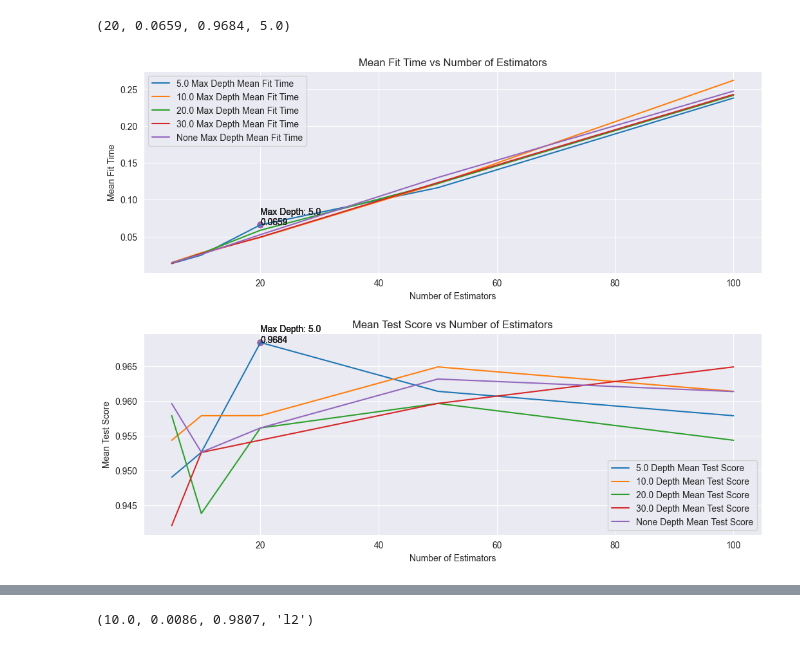
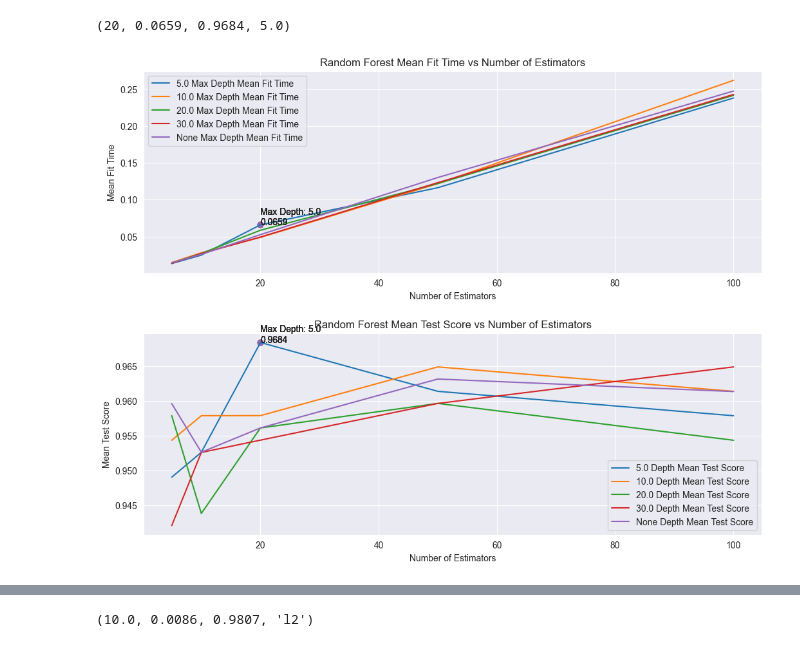
Before and after one commit to Lin-Ian/Breast-Cancer-Wisconsin-Diagnosis, a Jupyter notebook: gridsearch_cv_peformance.ipynb, the cells around one changed output, grey strips where cells are left out. Cells and saved outputs as stored; diff of their text form; code cells hidden in the pictures.

```diff
--- a/gridsearch_cv_peformance.ipynb
+++ b/gridsearch_cv_peformance.ipynb
@@ -35,34 +35,34 @@ top_rf_n_estimators, top_rf_mean_fit_time, top_rf_mean_test_score, top_rf_depth
 # %%
 plt.figure(figsize=(12, 9))
 depths = rf_data['param_max_depth'].fillna('None').unique()
 
 for depth in depths:
     plt.subplot(2, 1, 1)
     plt.plot(rf_data[rf_data['param_max_depth']==depth]['param_n_estimators'],
             rf_data[rf_data['param_max_depth']==depth]['mean_fit_time'], label=f'{depth} Max Depth Mean Fit Time')
-    plt.title('Mean Fit Time vs Number of Estimators')
+    plt.title('Random Forest Mean Fit Time vs Number of Estimators')
     plt.xlabel('Number of Estimators')
     plt.ylabel('Mean Fit Time')
     plt.scatter(top_rf_n_estimators, top_rf_mean_fit_time)
     plt.annotate(f'Max Depth: {top_rf_depth}\n{top_rf_mean_fit_time}',
                  xy=(top_rf_n_estimators, top_rf_mean_fit_time))
     plt.legend()
 
     plt.subplot(2, 1, 2)
     plt.plot(rf_data[rf_data['param_max_depth']==depth]['param_n_estimators'],
              rf_data[rf_data['param_max_depth']==depth]['mean_test_score'], label=f'{depth} Depth Mean Test Score')
-    plt.title('Mean Test Score vs Number of Estimators')
+    plt.title('Random Forest Mean Test Score vs Number of Estimators')
     plt.xlabel('Number of Estimators')
     plt.ylabel('Mean Test Score')
     plt.scatter(top_rf_n_estimators, top_rf_mean_test_score)
     plt.annotate(f'Max Depth: {top_rf_depth}\n{top_rf_mean_test_score}',
                  xy=(top_rf_n_estimators, top_rf_mean_test_score))
     plt.legend()
 
 plt.subplots_adjust(left=0.1, bottom=0.1, right=0.9, top=0.9, wspace=0.4, hspace=0.3)
 plt.show()
 # %% [output]
-[figure, old version]
+[figure, new version]
 # %%
 lr_data = pd.read_csv('model_performance/lr_gridsearch_cv.csv')
 lr_data.head()
```
Also changed, not shown: parts of 4 cells of this notebook.
